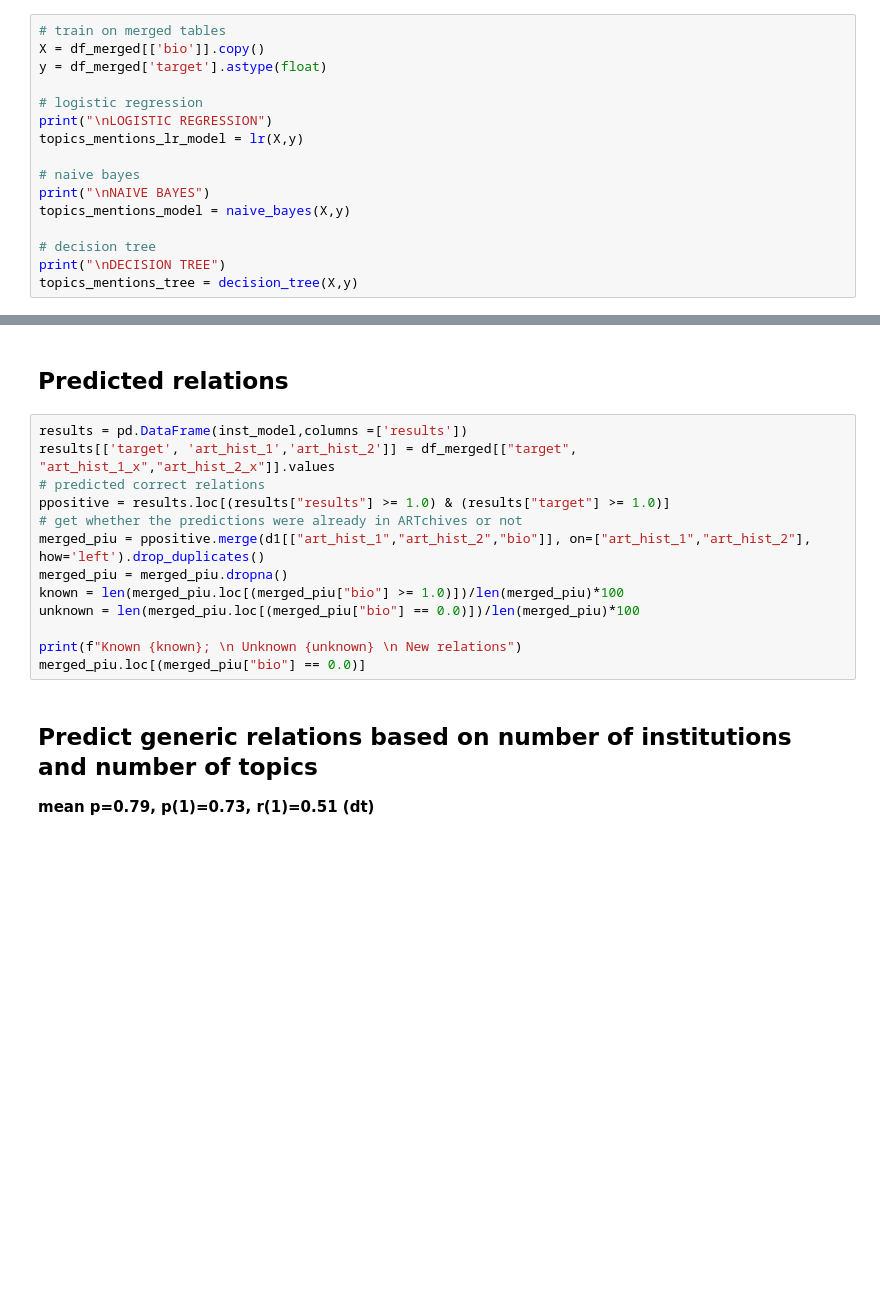
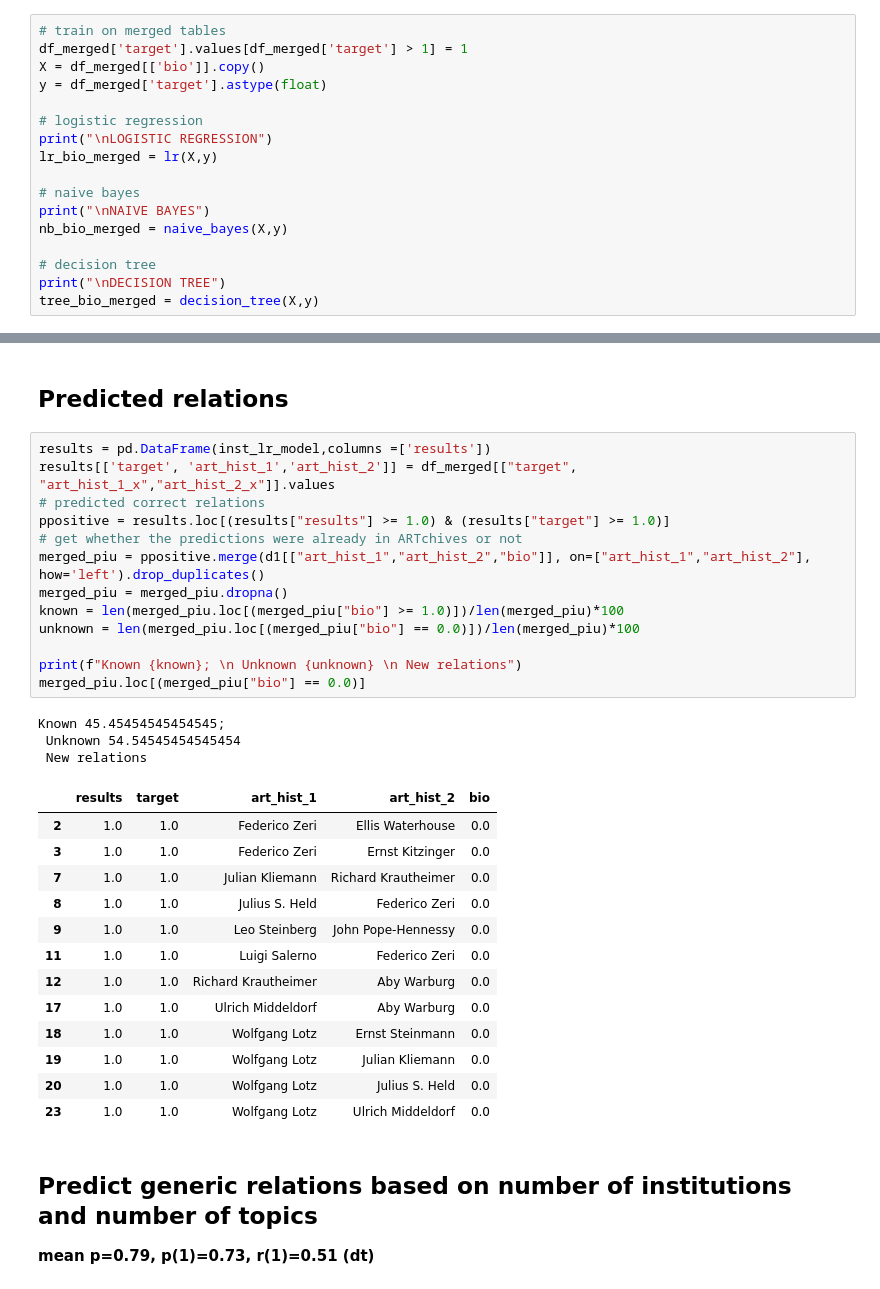
Before and after one commit to marilenadaquino/ARTchives, a Jupyter notebook: data_analysis/ARTchives_classifier.ipynb, the cells around one changed output, grey strips where cells are left out. Saved outputs shown, nothing was run; the diff lists cells and outputs as text; blank space fills up the shorter version.

```diff
--- a/data_analysis/ARTchives_classifier.ipynb
+++ b/data_analysis/ARTchives_classifier.ipynb
@@ -429,18 +319,19 @@ notes: training on everything, slightly worse recall, but not significant
 # %%
 # train on merged tables
+df_merged['target'].values[df_merged['target'] > 1] = 1
 X = df_merged[['bio']].copy()
 y = df_merged['target'].astype(float)
 
 # logistic regression
 print("\nLOGISTIC REGRESSION")
-topics_mentions_lr_model = lr(X,y)
+lr_bio_merged = lr(X,y)
 
 # naive bayes
 print("\nNAIVE BAYES")
-topics_mentions_model = naive_bayes(X,y)
+nb_bio_merged = naive_bayes(X,y)
 
 # decision tree
 print("\nDECISION TREE")
-topics_mentions_tree = decision_tree(X,y)
+tree_bio_merged = decision_tree(X,y)
 # %% [output]
 LOGISTIC REGRESSION
@@ -833,18 +1059,35 @@ inst_tree = decision_tree(x,y)
 # %% [markdown]
 ## Predicted relations
 # %%
-results = pd.DataFrame(inst_model,columns =['results'])
+results = pd.DataFrame(inst_lr_model,columns =['results'])
 results[['target', 'art_hist_1','art_hist_2']] = df_merged[["target", "art_hist_1_x","art_hist_2_x"]].values
 # predicted correct relations
 ppositive = results.loc[(results["results"] >= 1.0) & (results["target"] >= 1.0)]
 # get whether the predictions were already in ARTchives or not
 merged_piu = ppositive.merge(d1[["art_hist_1","art_hist_2","bio"]], on=["art_hist_1","art_hist_2"], how='left').drop_duplicates()
 merged_piu = merged_piu.dropna()
 known = len(merged_piu.loc[(merged_piu["bio"] >= 1.0)])/len(merged_piu)*100
 unknown = len(merged_piu.loc[(merged_piu["bio"] == 0.0)])/len(merged_piu)*100
 
 print(f"Known {known}; \n Unknown {unknown} \n New relations")
 merged_piu.loc[(merged_piu["bio"] == 0.0)]
+# %% [output]
+Known 45.45454545454545;
+ Unknown 54.54545454545454
+ New relations
+|  | results | target | art_hist_1 | art_hist_2 | bio |
+| 2 | 1.0 | 1.0 | Federico Zeri | Ellis Waterhouse | 0.0 |
+| 3 | 1.0 | 1.0 | Federico Zeri | Ernst Kitzinger | 0.0 |
+| 7 | 1.0 | 1.0 | Julian Kliemann | Richard Krautheimer | 0.0 |
+| 8 | 1.0 | 1.0 | Julius S. Held | Federico Zeri | 0.0 |
+| 9 | 1.0 | 1.0 | Leo Steinberg | John Pope-Hennessy | 0.0 |
+| 11 | 1.0 | 1.0 | Luigi Salerno | Federico Zeri | 0.0 |
+| 12 | 1.0 | 1.0 | Richard Krautheimer | Aby Warburg | 0.0 |
+| 17 | 1.0 | 1.0 | Ulrich Middeldorf | Aby Warburg | 0.0 |
+| 18 | 1.0 | 1.0 | Wolfgang Lotz | Ernst Steinmann | 0.0 |
+| 19 | 1.0 | 1.0 | Wolfgang Lotz | Julian Kliemann | 0.0 |
+| 20 | 1.0 | 1.0 | Wolfgang Lotz | Julius S. Held | 0.0 |
+| 23 | 1.0 | 1.0 | Wolfgang Lotz | Ulrich Middeldorf | 0.0 |
 # %% [markdown]
 ## Predict generic relations based on number of institutions and number of topics
 
```
Also changed, not shown: parts of 55 cells of this notebook.
